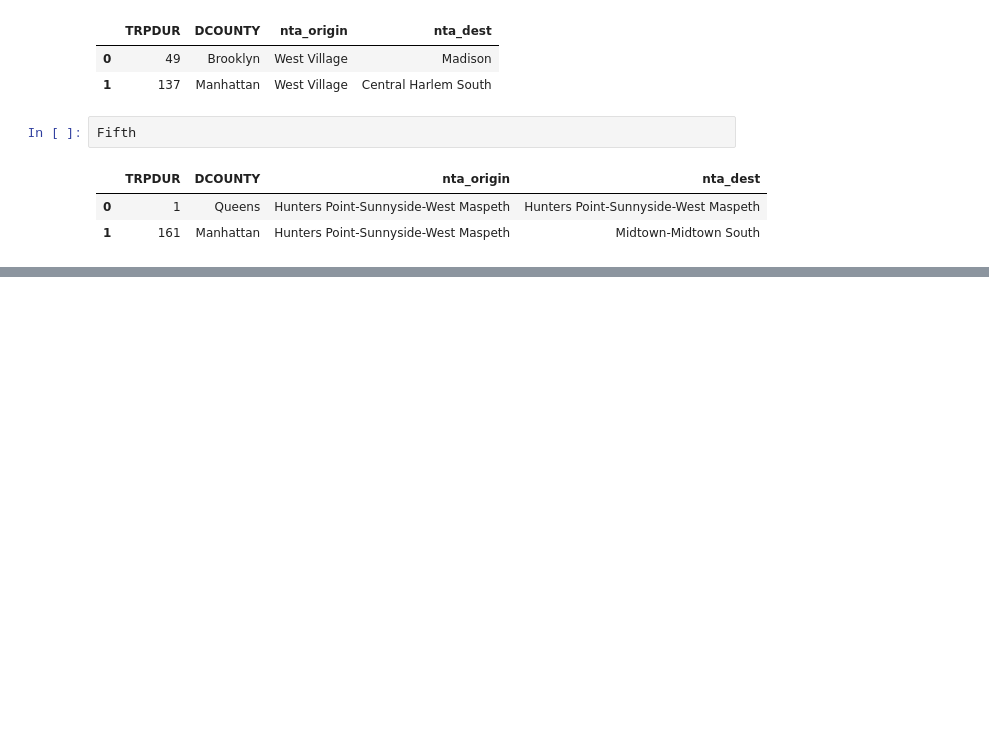
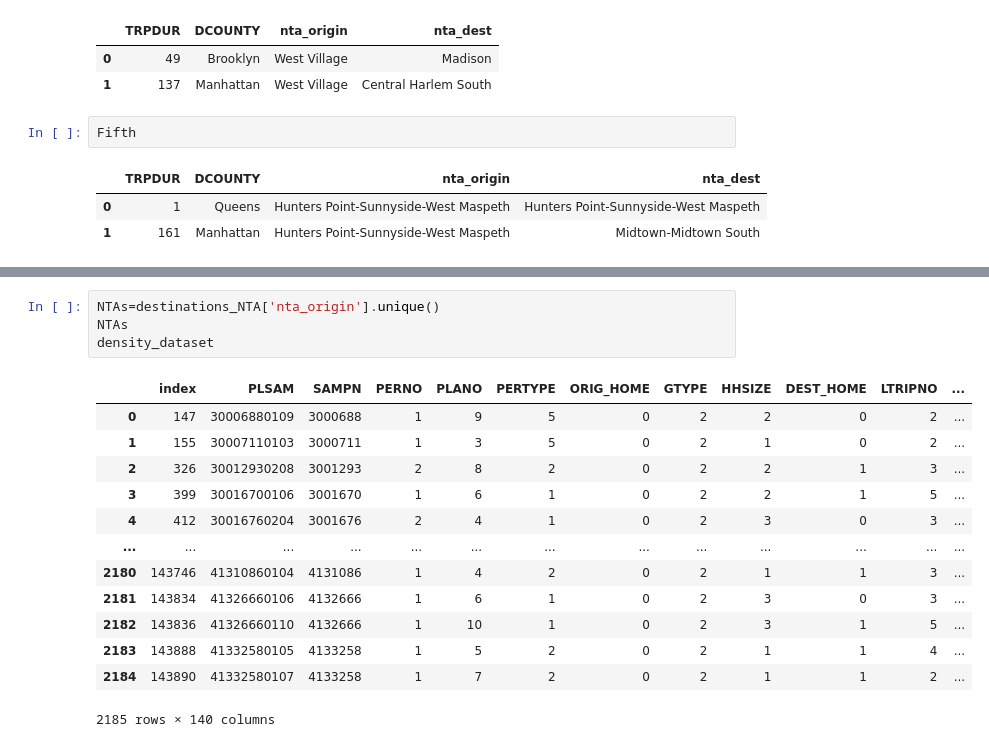
Before and after one commit to sean-chew/Mobility_Workshop, a Jupyter notebook: Assgn1_where_do_ppl_shop.ipynb, the cells around one changed output, grey strips where cells are left out. Saved outputs shown, nothing was run; the diff lists cells and outputs as text; blank space fills up the shorter version.

```diff
--- a/Assgn1_where_do_ppl_shop.ipynb
+++ b/Assgn1_where_do_ppl_shop.ipynb
@@ -398,0 +589,18 @@ Fifth
+# %%
+NTAs=destinations_NTA['nta_origin'].unique()
+NTAs
+density_dataset
+# %% [output]
+|  | index | PLSAM | SAMPN | PERNO | PLANO | PERTYPE | ORIG_HOME | GTYPE | HHSIZE | DEST_HOME | LTRIPNO | ... |
+| 0 | 147 | 30006880109 | 3000688 | 1 | 9 | 5 | 0 | 2 | 2 | 0 | 2 | ... |
+| 1 | 155 | 30007110103 | 3000711 | 1 | 3 | 5 | 0 | 2 | 1 | 0 | 2 | ... |
+| 2 | 326 | 30012930208 | 3001293 | 2 | 8 | 2 | 0 | 2 | 2 | 1 | 3 | ... |
+| 3 | 399 | 30016700106 | 3001670 | 1 | 6 | 1 | 0 | 2 | 2 | 1 | 5 | ... |
+| 4 | 412 | 30016760204 | 3001676 | 2 | 4 | 1 | 0 | 2 | 3 | 0 | 3 | ... |
+| ... | ... | ... | ... | ... | ... | ... | ... | ... | ... | ... | ... | ... |
+| 2180 | 143746 | 41310860104 | 4131086 | 1 | 4 | 2 | 0 | 2 | 1 | 1 | 3 | ... |
+| 2181 | 143834 | 41326660106 | 4132666 | 1 | 6 | 1 | 0 | 2 | 3 | 0 | 3 | ... |
+| 2182 | 143836 | 41326660110 | 4132666 | 1 | 10 | 1 | 0 | 2 | 3 | 1 | 5 | ... |
+| 2183 | 143888 | 41332580105 | 4133258 | 1 | 5 | 2 | 0 | 2 | 1 | 1 | 4 | ... |
+| 2184 | 143890 | 41332580107 | 4133258 | 1 | 7 | 2 | 0 | 2 | 1 | 1 | 2 | ... |
+2185 rows × 140 columns
```
Also changed, not shown: parts of 11 cells of this notebook.
